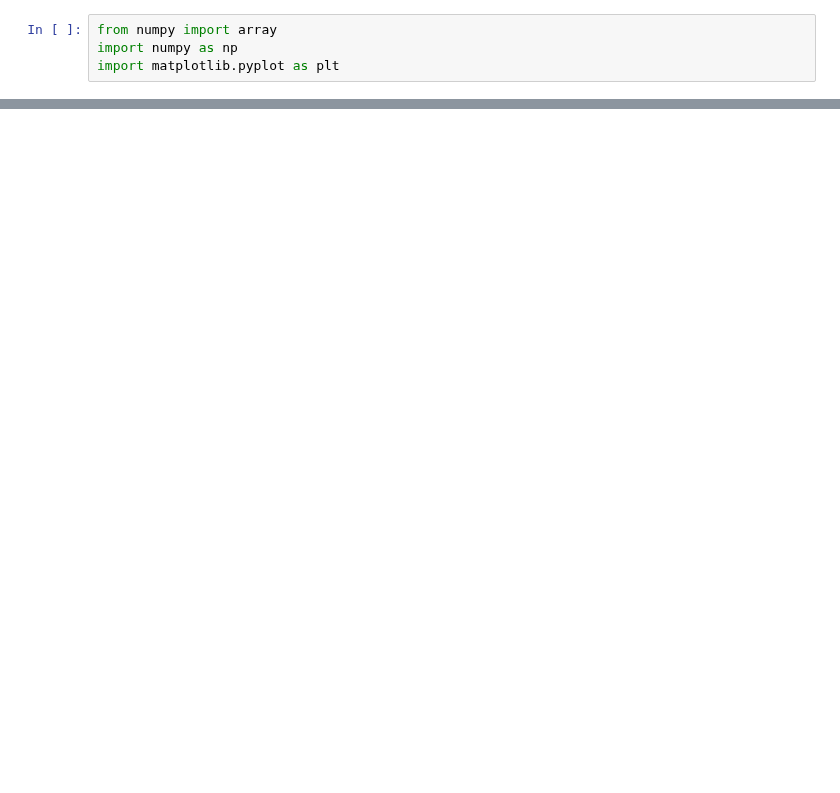
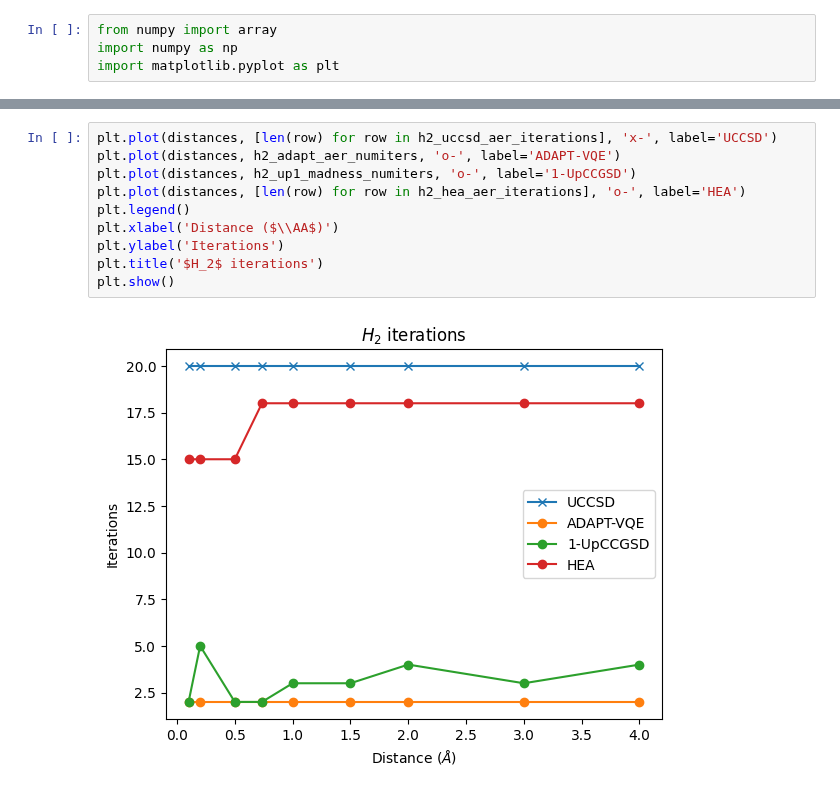
Before and after one commit to naglissul/vqe-analysis-paper, a Jupyter notebook: ANSATZE/FINAL_ALL_FULL_RUNS.ipynb, the cells around one changed output, grey strips where cells are left out. Cells and saved outputs as stored; diff of their text form; blank space fills up the shorter version.

```diff
--- a/ANSATZE/FINAL_ALL_FULL_RUNS.ipynb
+++ b/ANSATZE/FINAL_ALL_FULL_RUNS.ipynb
@@ -84,0 +115,12 @@ beh2_up2_madness_numiters=[]
+# %%
+plt.plot(distances, [len(row) for row in h2_uccsd_aer_iterations], 'x-', label='UCCSD')
+plt.plot(distances, h2_adapt_aer_numiters, 'o-', label='ADAPT-VQE')
+plt.plot(distances, h2_up1_madness_numiters, 'o-', label='1-UpCCGSD')
+plt.plot(distances, [len(row) for row in h2_hea_aer_iterations], 'o-', label='HEA')
+plt.legend()
+plt.xlabel('Distance ($\\AA$)')
+plt.ylabel('Iterations')
+plt.title('$H_2$ iterations')
+plt.show()
+# %% [output]
+[figure, added]
```
Also changed, not shown: parts of 18 cells of this notebook, 55 other files.
